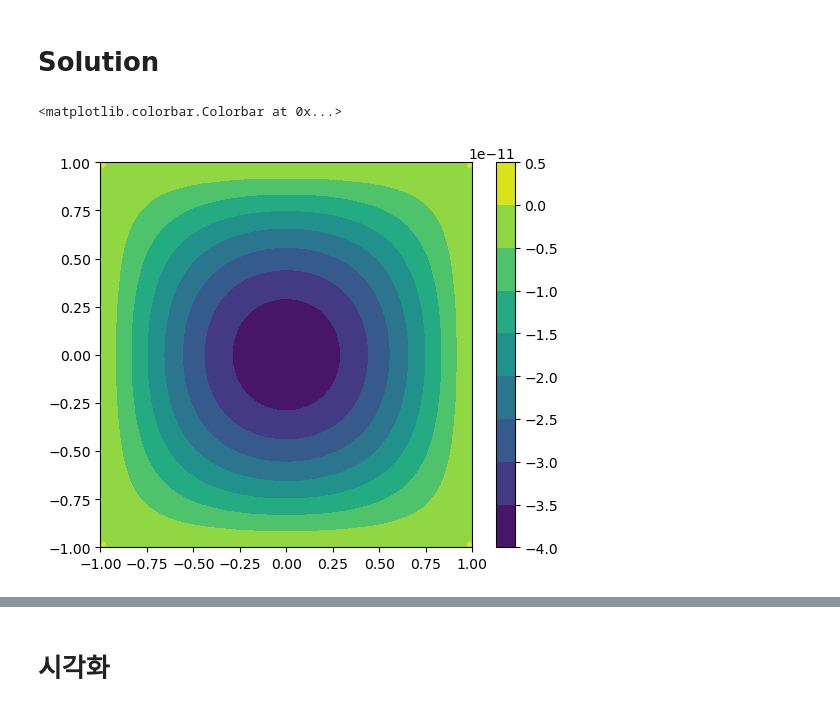
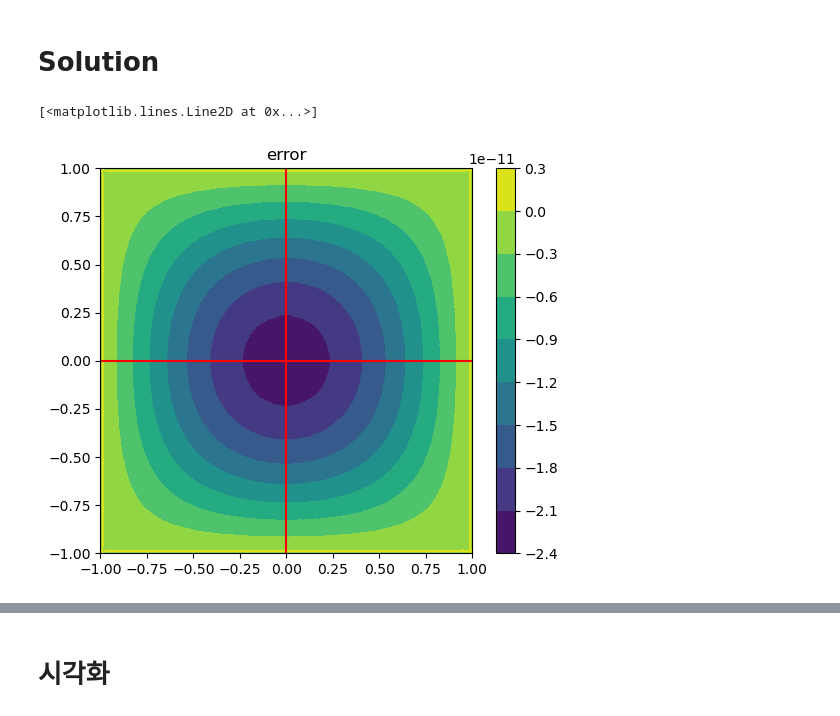
Before and after one commit to dontempty/PaScaL_TDMA_lab, a Jupyter notebook: examples_lab/lab.ipynb, the cells around one changed output, grey strips where cells are left out. Saved outputs shown, nothing was run; the diff lists cells and outputs as text; code cells hidden in the pictures.

```diff
--- a/examples_lab/lab.ipynb
+++ b/examples_lab/lab.ipynb
@@ -275,8 +275,8 @@ xN = 1
 y0 = -1
 yN = 1
 
-nx = 64
-ny = 64
+nx = 256
+ny = 256
 
 nx1 = nx+2
 ny1 = ny+2
@@ -310,33 +310,35 @@ for j in range(ny+2):
 # %%
 solution = np.zeros((ny+2, nx+2))
 
 for j in range(npy):
     for i in range(npx):
         temp = np.array(pd.read_csv(f"{folder_name}/{file_name}_{j}{i}.csv", header=None))
 
         j_idx_sta = int(j*mx) + 1
         j_idx_end = int((j+1)*mx) + 1
         i_idx_sta = int(i*mx) + 1
         i_idx_end = int((i+1)*mx) + 1
 
         solution[j_idx_sta:j_idx_end, i_idx_sta:i_idx_end] = temp[1:-1, 1:-1]
 
 exact_solution = np.zeros((ny+2, nx+2))
 
 for j in range(0, ny+2):
     for i in range(0, nx+2):
         exact_solution[j, i] = (1 - x[i]**2)*(1 - y[j]**2)
 
 error = solution - exact_solution
 
 X, Y = np.meshgrid(x, y)
 
 plt.figure(figsize=(6, 5))
 plt.contourf(X, Y, error)
 plt.colorbar()
+plt.title("error")
 
-# plt.plot([0, 0], [-1, 1])
-# plt.plot([-1, 1], [0, 0])
+#plt.plot([0, 0], [-1, 1], color = "red")
+plt.plot([0, 0], [-1, 1], color = "red")
+plt.plot([-1, 1], [0, 0], color = "red")
 # %% [output]
-<matplotlib.colorbar.Colorbar at 0x...>
+[<matplotlib.lines.Line2D at 0x...>]
-[figure, old version]
+[figure, new version]
```
Also changed, not shown: parts of 4 cells of this notebook, 45 other files.
